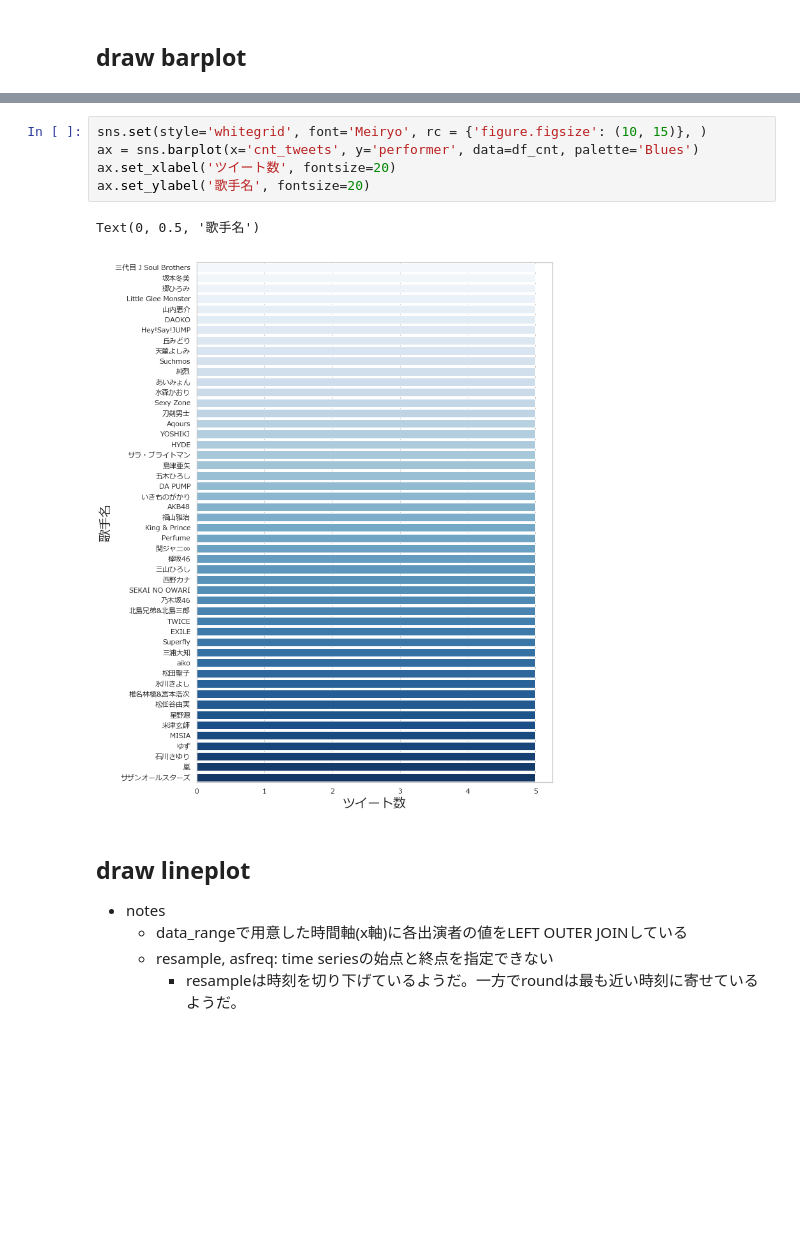
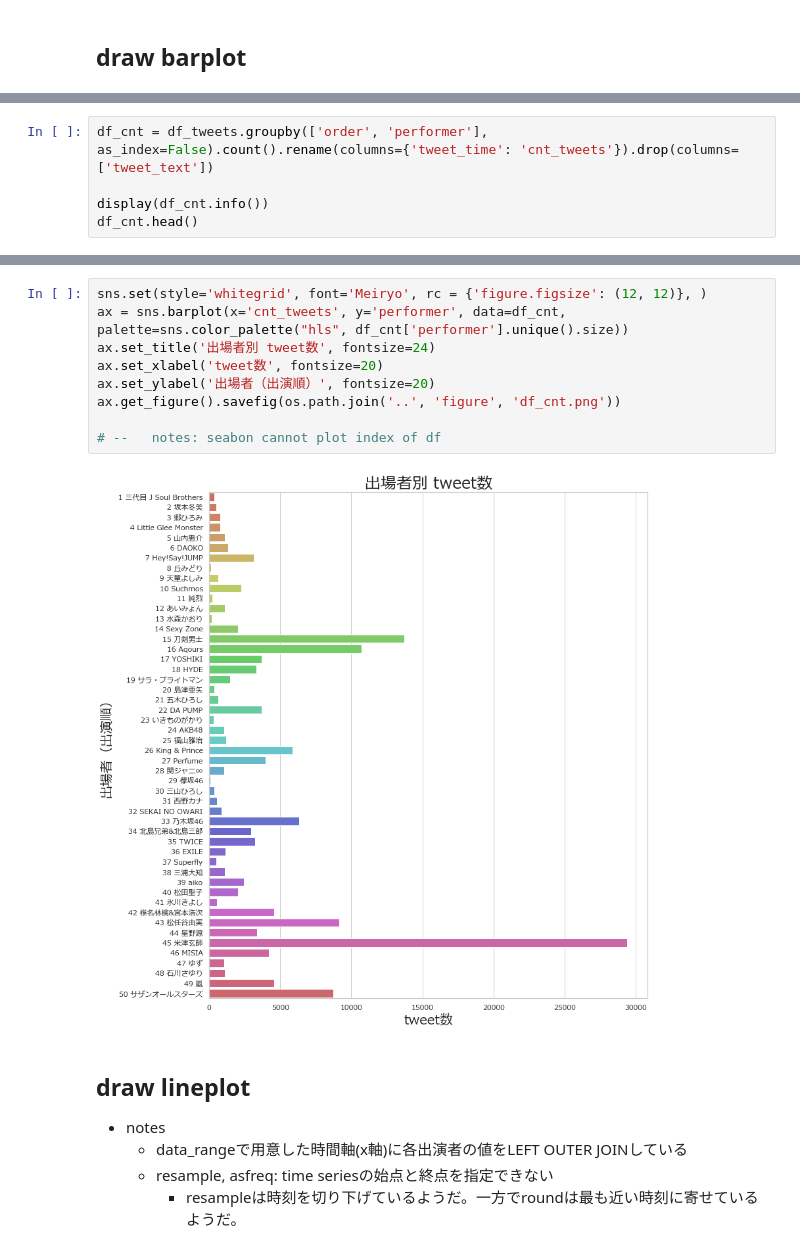
Before and after one commit to heleth/twitter_analysis, a Jupyter notebook: notebook/twitter_analysis.ipynb, the cells around one changed output, grey strips where cells are left out. Cells and saved outputs as stored; diff of their text form; blank space fills up the shorter version.

Commit message:
fin blog post (visualization completed)

```diff
--- a/notebook/twitter_analysis.ipynb
+++ b/notebook/twitter_analysis.ipynb
@@ -67,0 +123,5 @@ df_cnt.head()
+# %%
+df_cnt = df_tweets.groupby(['order', 'performer'], as_index=False).count().rename(columns={'tweet_time': 'cnt_tweets'}).drop(columns=['tweet_text'])
+
+display(df_cnt.info())
+df_cnt.head()
@@ -68,11 +144,14 @@ df_cnt.head()
 # %%
-sns.set(style='whitegrid', font='Meiryo', rc = {'figure.figsize': (10, 15)}, )
-ax = sns.barplot(x='cnt_tweets', y='performer', data=df_cnt, palette='Blues')
-ax.set_xlabel('ツイート数', fontsize=20)
-ax.set_ylabel('歌手名', fontsize=20)
+sns.set(style='whitegrid', font='Meiryo', rc = {'figure.figsize': (12, 12)}, )
+ax = sns.barplot(x='cnt_tweets', y='performer', data=df_cnt, palette=sns.color_palette("hls", df_cnt['performer'].unique().size))
+ax.set_title('出場者別 tweet数', fontsize=24)
+ax.set_xlabel('tweet数', fontsize=20)
+ax.set_ylabel('出場者（出演順）', fontsize=20)
+ax.get_figure().savefig(os.path.join('..', 'figure', 'df_cnt.png'))
+
+# --   notes: seabon cannot plot index of df
 # %% [output]
-Text(0, 0.5, '歌手名')
-[figure, old version]
+[figure, new version]
 # %% [markdown]
 ## draw lineplot
 * notes
```
Also changed, not shown: parts of 16 cells of this notebook, 10 other files.
